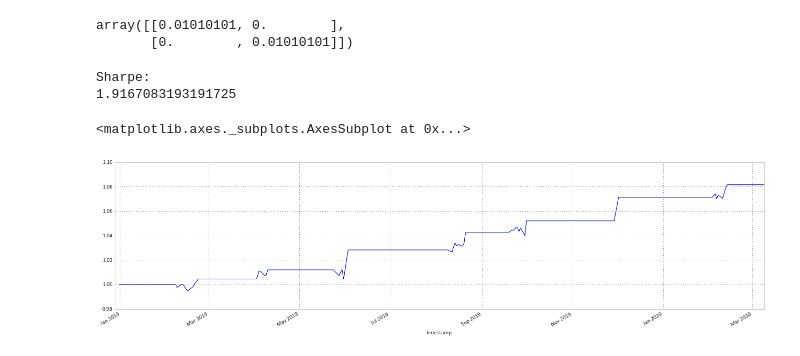
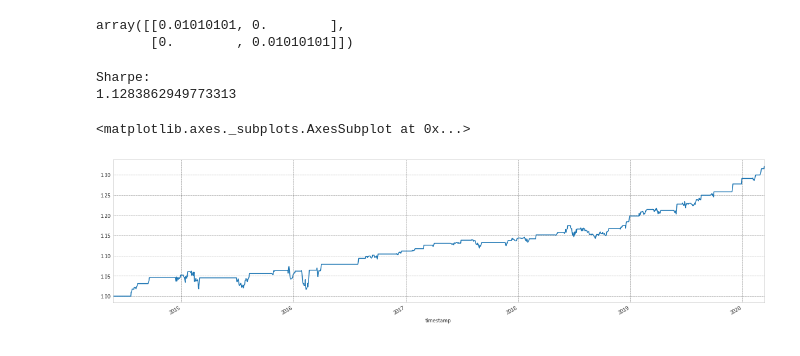
Before and after one commit to queiyanglim/trading_algorithm, a Jupyter notebook: oil_trading/brent_wti_kalman_spread/brent_wti_kalman.ipynb, the cells around one changed output. Cells and saved outputs as stored; diff of their text form; code cells hidden in the pictures.

```diff
--- a/oil_trading/brent_wti_kalman_spread/brent_wti_kalman.ipynb
+++ b/oil_trading/brent_wti_kalman_spread/brent_wti_kalman.ipynb
@@ -55,3 +55,9 @@ timestamp
 2020-03-09  36.69  33.79    2.90
 <matplotlib.axes._subplots.AxesSubplot at 0x...>
 [figure]
+# %%
+import os
+os.chdir(r"C:\Users\queiy\trading_algorithm")
+from oil_trading.data.prepare_reuters_data import get_reuters_data
+df = get_reuters_data("daily")
+df
@@ -208,9 +229,9 @@ def kalman_filter_regression(x, y):
                         observation_matrices=obs_mat,
                         observation_covariance=2,
                         transition_covariance=trans_cov)
-    kf2 = kf.em(y.values)
-    # state_means, state_covs = kf.filter(y.values)
-    state_means, state_covs = kf2.filter(y.values)
+    # kf2 = kf.em(y.values)
+    state_means, state_covs = kf.filter(y.values)
+    # state_means, state_covs = kf2.filter(y.values)
     return state_means
 
 def kalman_filter_average(x):
@@ -329,33 +350,33 @@ def backtest(df,s1, s2):
 
     df1['cum rets'] = df1['port rets'].cumsum()
     df1['cum rets'] = df1['cum rets'] + 1
 
     ##############################################################
     try:
         sharpe = ((df1['port rets'].mean() / df1['port rets'].std()) * np.sqrt(252))
     except ZeroDivisionError:
         sharpe = 0.0
     ##############################################################
     start_val = 1
     end_val = df1['cum rets'].iat[-1]
 
     start_date = df1.iloc[0].name
     end_date = df1.iloc[-1].name
 
     days = (end_date - start_date).days
 
     CAGR = round(((float(end_val) / float(start_val)) ** (252.0/days)) - 1,4)
 
     df1[s1+ " "+s2] = df1['cum rets']
 
     return df1, df1[s1+" "+s2], sharpe, CAGR
 
-p, a,b,c = backtest(df.tail(300),"wti", "brent")
+p, a,b,c = backtest(df,"wti", "brent")
 /print "Sharpe:"
 /print b
 p["cum rets"].plot(figsize = (20,5))
 # %% [output]
 Sharpe:
-1.9167083193191725
+1.1283862949773313
 <matplotlib.axes._subplots.AxesSubplot at 0x...>
-[figure, old version]
+[figure, new version]
```
Also changed, not shown: parts of 6 cells of this notebook, 10 other files.
